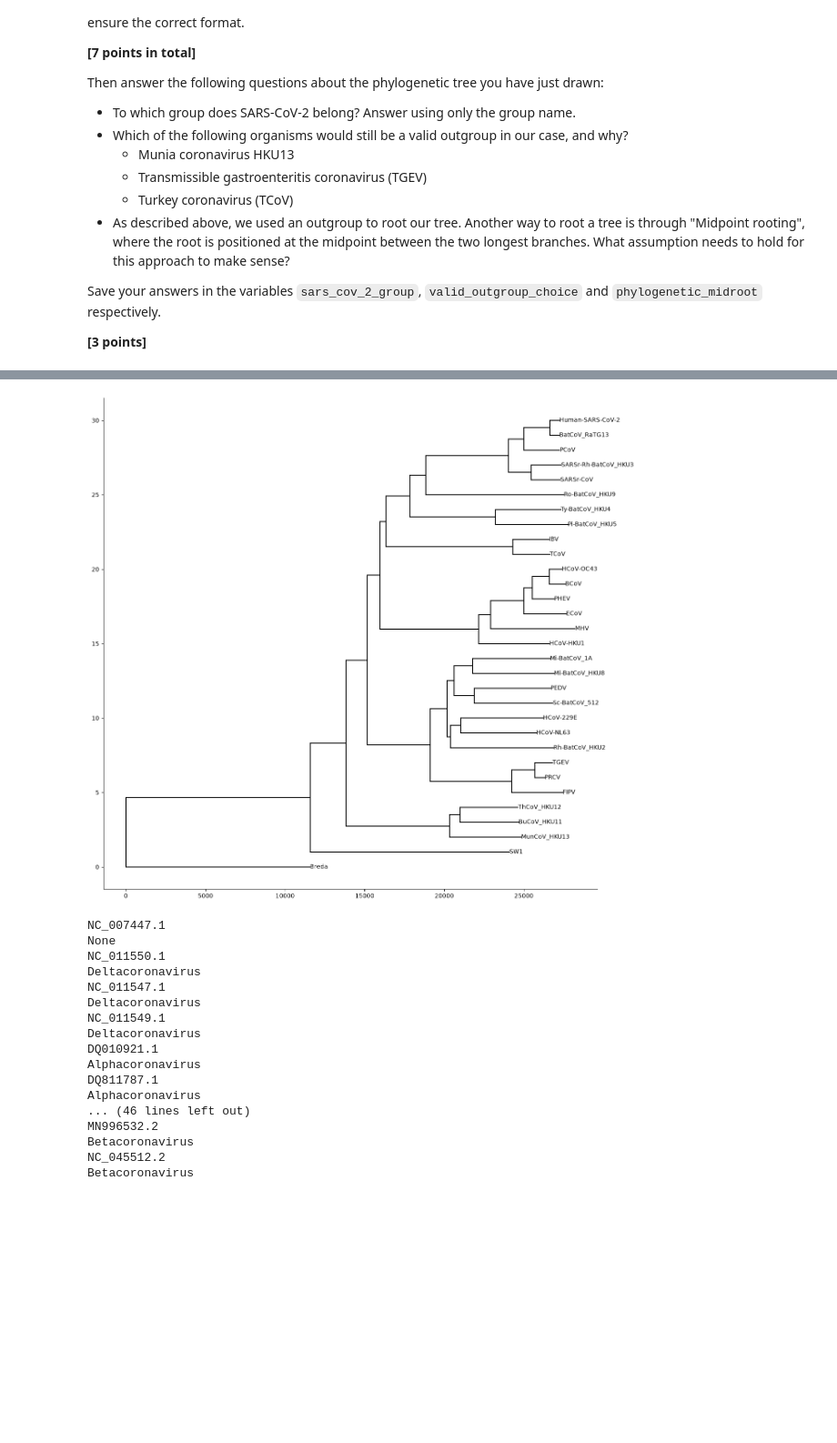
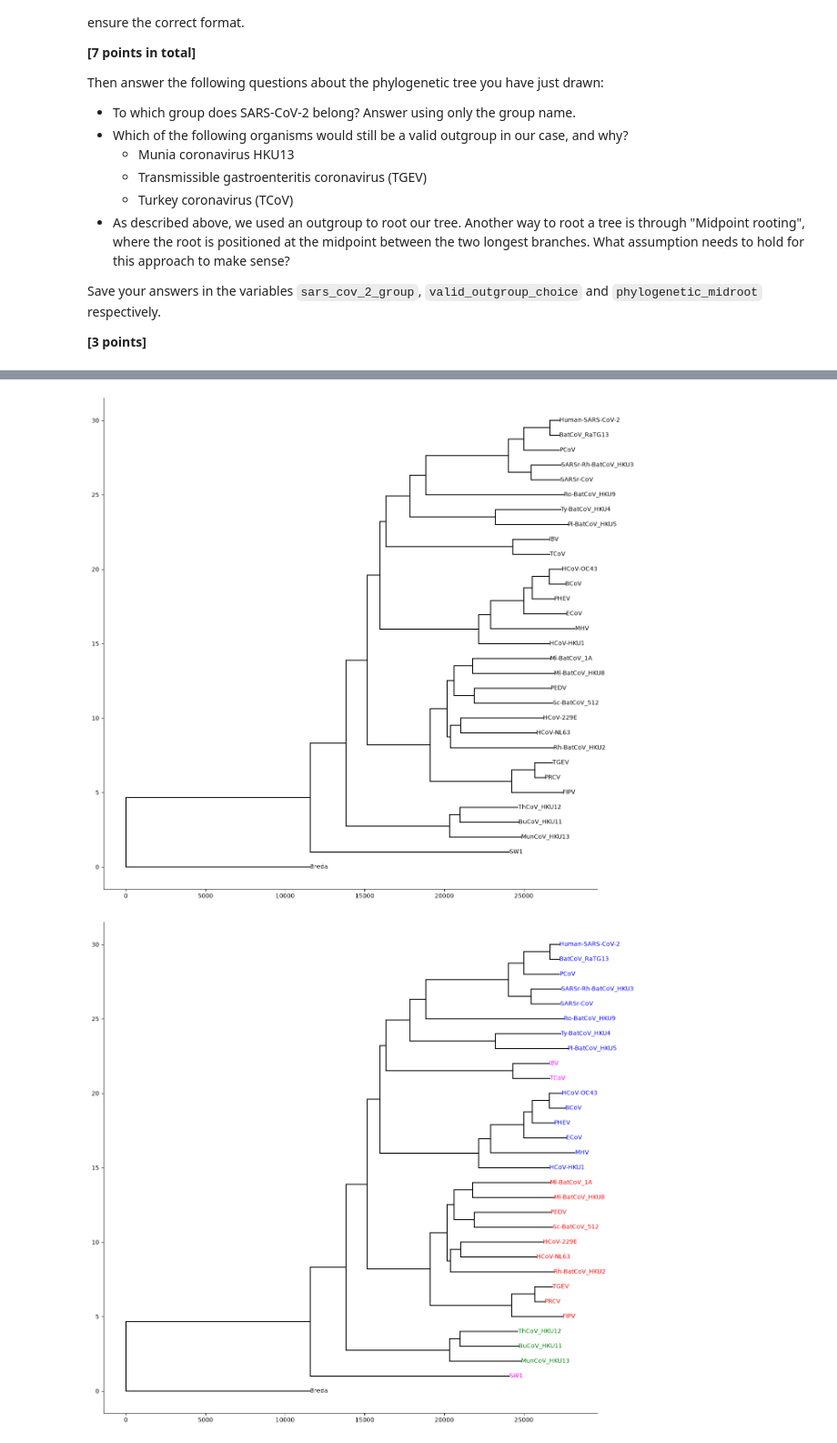
Before and after one commit to an308/assign_phylo, a Jupyter notebook: phylo_workbook.ipynb, the cells around one changed output, grey strips where cells are left out. Shown at 91% size. Drawn from its saved outputs; the diff is of its cells as text; code cells hidden in the pictures; blank space fills up the shorter version.

Commit message:
Adjusted nj plotting for part d

```diff
--- a/phylo_workbook.ipynb
+++ b/phylo_workbook.ipynb
@@ -133,12 +133,12 @@ from helper_functions import reroot_tree, sort_children_by_leaves
 # part a
 
 seqs = {}
-accession_codes = []
+label_to_accession = {}
 
 for record in SeqIO.parse('data/clustal_MSA_coronavirus.fasta', 'fasta'):
-    seq_id = record.id.split("|")[0]
-    accession_codes.append(record.id.split("|")[1])
+    seq_id, accession = record.id.split("|", 1)
     seqs[seq_id] = str(record.seq)
+    label_to_accession[seq_id] = accession
 
 def hamming_dist(seq1, seq2):
     count = 0
@@ -180,50 +180,46 @@ rerooted_tree = reroot_tree(tree, outgroup_node)
 fig, ax = plt.subplots(nrows=1, ncols=1, figsize=(15, 15))
 plot_nj_tree(rerooted_tree, ax=ax)
 plt.show()
 
 # part c
 ## CHECK which tree should be sorted (rooted or not?)
 sort_children_by_leaves(rerooted_tree)
 
 fig, ax = plt.subplots(nrows=1, ncols=1, figsize=(15, 15))
 plot_nj_tree(rerooted_tree, ax=ax)
 plt.show()
 
 # part d
 
 try:
-    handle = Entrez.efetch(db="nucleotide", id=",".join(accession_codes), rettype="gb", retmode="text")
+    handle = Entrez.efetch(db="nucleotide", id=",".join(label_to_accession.values()), rettype="gb", retmode="text")
 except Exception as e:
     print(f"an error occured {e}")
 
 records = list(SeqIO.parse(handle, "genbank"))
 handle.close()
 
-groups = ["Alphacoronavirus", "Betacoronavirus", "Deltacoronavirus", "Gammacoronavirus"]
+groups = ["Alphacoronavirus", "Betacoronavirus", "Deltacoronavirus", "Gammacoronavirus", "Tornidovirineae"]
+colours = {"Alphacoronavirus": "red", "Betacoronavirus": "blue", "Deltacoronavirus": "green", "Gammacoronavirus": "magenta", "Tornidovirineae": "black"}
+
+group_by_label = {}
 
 for record in records:
     taxonomy = record.annotations.get("taxonomy", [])
     group = next((g for g in taxonomy if g in groups), None)
 
-# plt.savefig('problem3.svg')
+    for label, accession in label_to_accession.items():
+        if accession.split(".")[0] == record.id.split(".")[0]:
+            group_by_label[label] = group
+            break
+
+fig, ax = plt.subplots(nrows=1, ncols=1, figsize=(15, 15))
+plot_nj_tree(rerooted_tree, ax=ax, group_by_label=group_by_label, colours=colours)
+
+plt.savefig('problem3.svg')
+plt.show()
 # %% [output]
 [figure]
 [figure]
 [figure]
-NC_007447.1
-None
-NC_011550.1
-Deltacoronavirus
-NC_011547.1
-Deltacoronavirus
-NC_011549.1
-Deltacoronavirus
-DQ010921.1
-Alphacoronavirus
-DQ811787.1
-Alphacoronavirus
-... (46 lines left out)
-MN996532.2
-Betacoronavirus
-NC_045512.2
-Betacoronavirus
+[figure, added]
```
Also changed, not shown: parts of 6 cells of this notebook, 2 other files.
